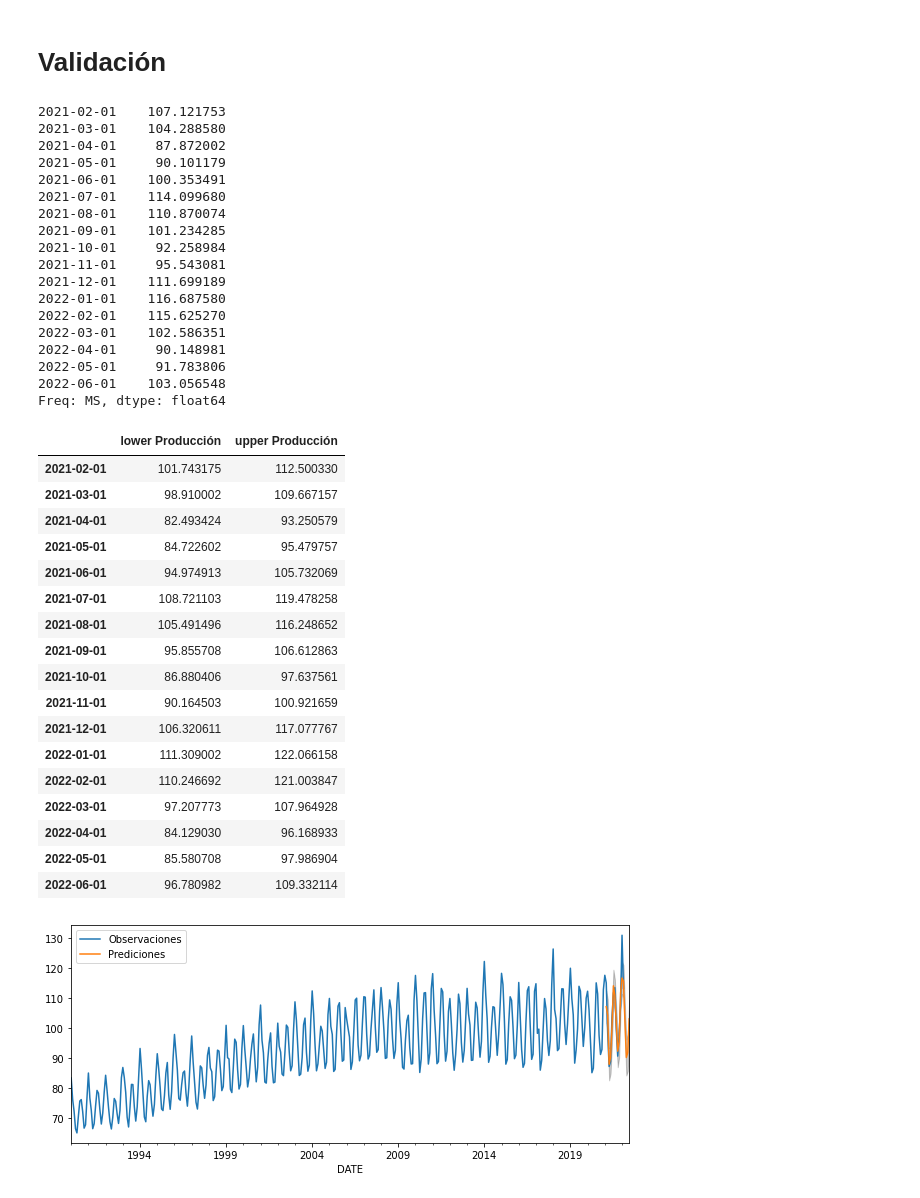
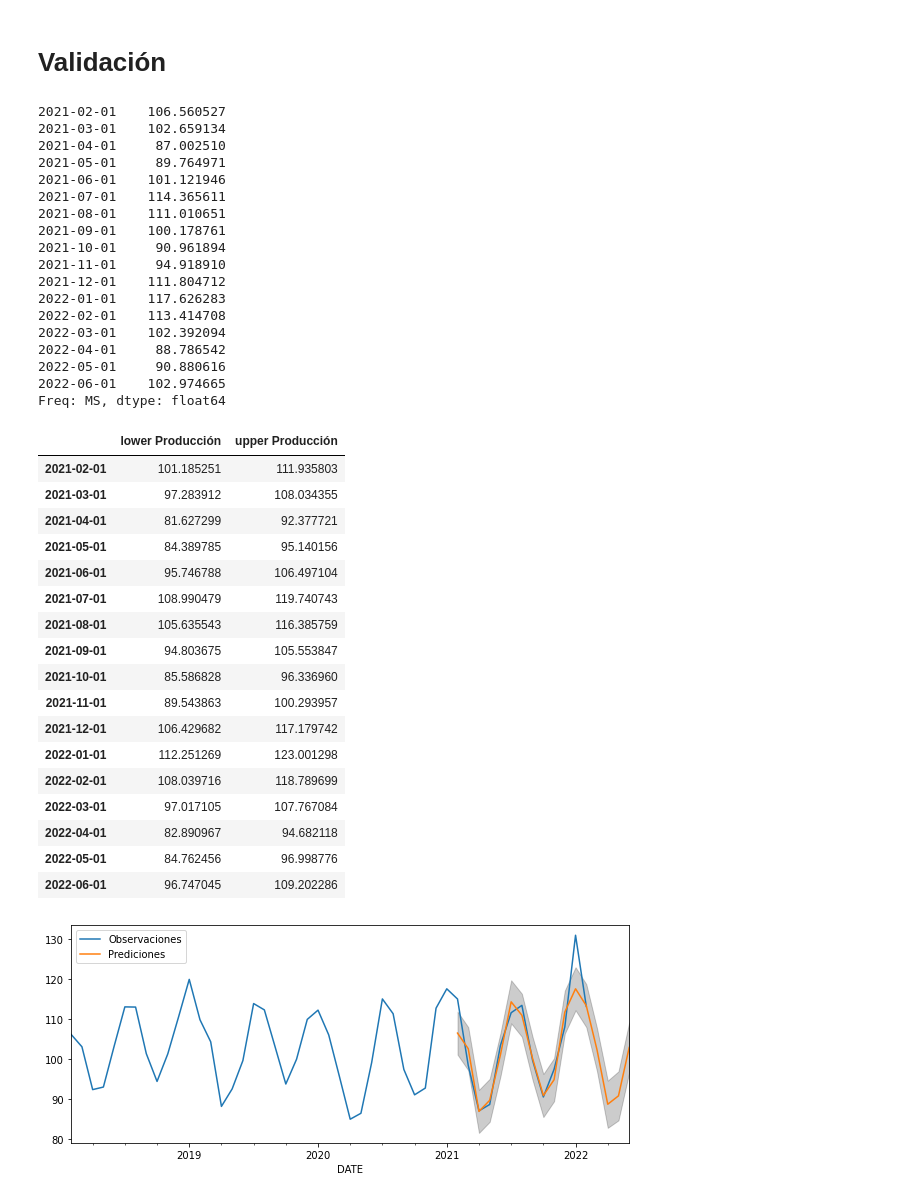
Before and after one commit to AnIsAsPe/Prediccion-produccion-electricidad, a Jupyter notebook: notebooks/Predicción_producción_electricidad_Feb22.ipynb, the cells around one changed output. Saved outputs shown, nothing was run; the diff lists cells and outputs as text; code cells hidden in the pictures.

```diff
--- a/notebooks/Predicción_producción_electricidad_Feb22.ipynb
+++ b/notebooks/Predicción_producción_electricidad_Feb22.ipynb
@@ -219,7 +387,7 @@ AIC:  1671.6596118725706
 # %%
 modelo = SARIMAX(datos['Producción'],
-                       order = (1,1,1),
-                       seasonal_order = (0,1,1,12),
+                       order = (1,1,2),
+                       seasonal_order = (0,2,2,12),
                        enforce_stationarity = False,
                        enforce_invertibility = False)
 resultados = modelo.fit()
@@ -245,23 +423,23 @@ pred = resultados.get_prediction(start=pd.to_datetime('2021-02-01'),
                                  end=pd.to_datetime('2022-06-01'))
 pred.predicted_mean
 # %% [output]
-2021-02-01    107.121753
-2021-03-01    104.288580
-2021-04-01     87.872002
-2021-05-01     90.101179
-2021-06-01    100.353491
-2021-07-01    114.099680
-2021-08-01    110.870074
-2021-09-01    101.234285
-2021-10-01     92.258984
-2021-11-01     95.543081
-2021-12-01    111.699189
-2022-01-01    116.687580
-2022-02-01    115.625270
-2022-03-01    102.586351
-2022-04-01     90.148981
-2022-05-01     91.783806
-2022-06-01    103.056548
+2021-02-01    106.560527
+2021-03-01    102.659134
+2021-04-01     87.002510
+2021-05-01     89.764971
+2021-06-01    101.121946
+2021-07-01    114.365611
+2021-08-01    111.010651
+2021-09-01    100.178761
+2021-10-01     90.961894
+2021-11-01     94.918910
+2021-12-01    111.804712
+2022-01-01    117.626283
+2022-02-01    113.414708
+2022-03-01    102.392094
+2022-04-01     88.786542
+2022-05-01     90.880616
+2022-06-01    102.974665
 Freq: MS, dtype: float64
 # %%
 #intervalo de confianza
@@ -269,34 +447,34 @@ pred_IC = pred.conf_int()
 pred_IC
 # %% [output]
 |  | lower Producción | upper Producción |
-| 2021-02-01 | 101.743175 | 112.500330 |
-| 2021-03-01 | 98.910002 | 109.667157 |
-| 2021-04-01 | 82.493424 | 93.250579 |
-| 2021-05-01 | 84.722602 | 95.479757 |
-| 2021-06-01 | 94.974913 | 105.732069 |
-| 2021-07-01 | 108.721103 | 119.478258 |
-| 2021-08-01 | 105.491496 | 116.248652 |
-| 2021-09-01 | 95.855708 | 106.612863 |
-| 2021-10-01 | 86.880406 | 97.637561 |
-| 2021-11-01 | 90.164503 | 100.921659 |
-| 2021-12-01 | 106.320611 | 117.077767 |
-| 2022-01-01 | 111.309002 | 122.066158 |
-| 2022-02-01 | 110.246692 | 121.003847 |
-| 2022-03-01 | 97.207773 | 107.964928 |
-| 2022-04-01 | 84.129030 | 96.168933 |
-| 2022-05-01 | 85.580708 | 97.986904 |
-| 2022-06-01 | 96.780982 | 109.332114 |
+| 2021-02-01 | 101.185251 | 111.935803 |
+| 2021-03-01 | 97.283912 | 108.034355 |
+| 2021-04-01 | 81.627299 | 92.377721 |
+| 2021-05-01 | 84.389785 | 95.140156 |
+| 2021-06-01 | 95.746788 | 106.497104 |
+| 2021-07-01 | 108.990479 | 119.740743 |
+| 2021-08-01 | 105.635543 | 116.385759 |
+| 2021-09-01 | 94.803675 | 105.553847 |
+| 2021-10-01 | 85.586828 | 96.336960 |
+| 2021-11-01 | 89.543863 | 100.293957 |
+| 2021-12-01 | 106.429682 | 117.179742 |
+| 2022-01-01 | 112.251269 | 123.001298 |
+| 2022-02-01 | 108.039716 | 118.789699 |
+| 2022-03-01 | 97.017105 | 107.767084 |
+| 2022-04-01 | 82.890967 | 94.682118 |
+| 2022-05-01 | 84.762456 | 96.998776 |
+| 2022-06-01 | 96.747045 | 109.202286 |
 # %%
-fig = datos.loc[:,'Producción'].plot(label = 'Observaciones',
+fig = datos.loc['2018-02-01':,'Producción'].plot(label = 'Observaciones',
                                            figsize =(10,4))
 pred.predicted_mean.plot(ax = fig, label = 'Prediciones')
 fig.fill_between(pred_IC.index,
                  pred_IC.iloc[:,0], pred_IC.iloc[:,1],
                  color='k', alpha=.2)
 plt.legend()
 plt.show()
 # %% [output]
-[figure, old version]
+[figure, new version]
 # %%
 fig = datos.loc['2019-01-01':,'Producción'].plot(label = 'Observaciones',
                                            figsize =(10,4))
```
Also changed, not shown: parts of 14 cells of this notebook.
